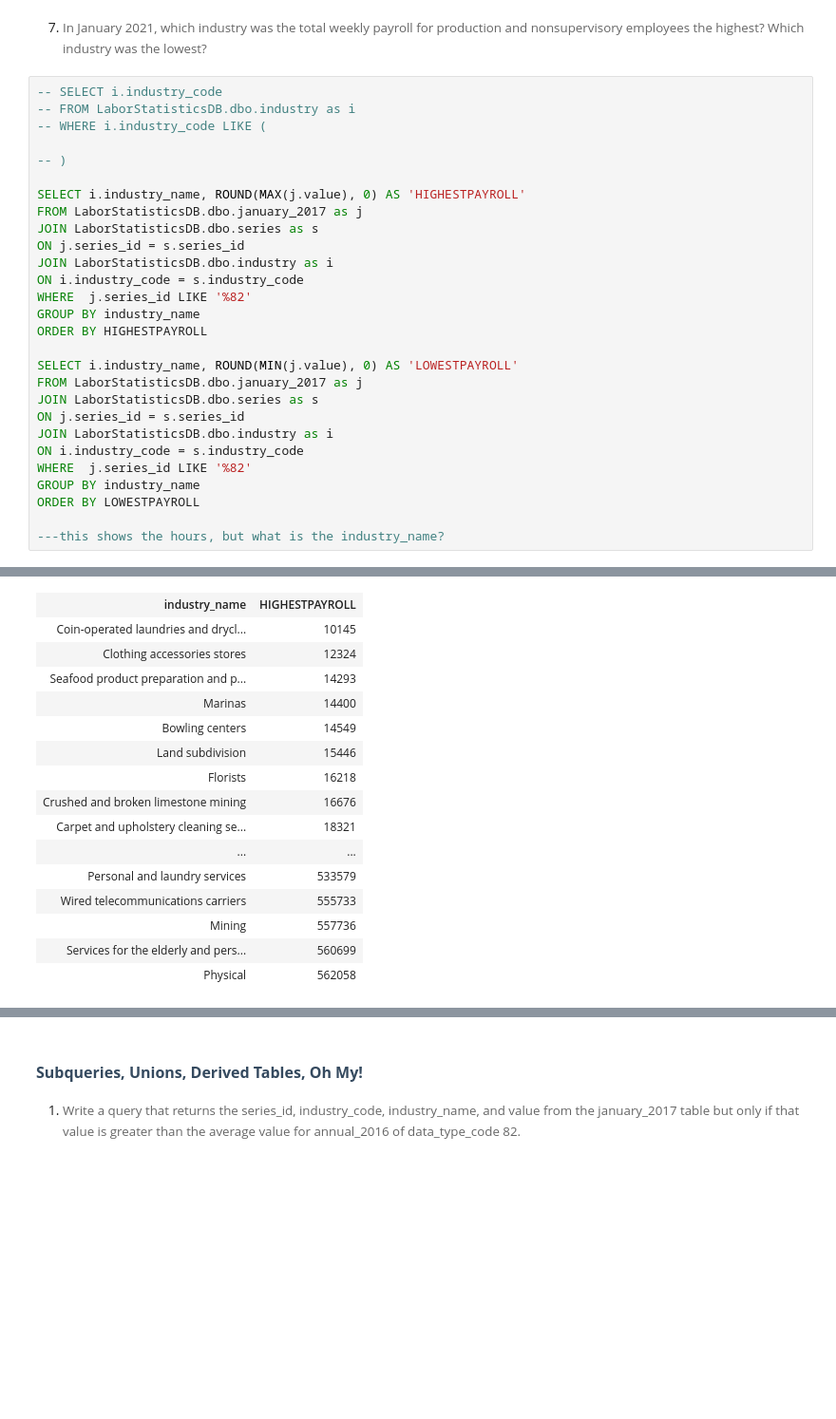
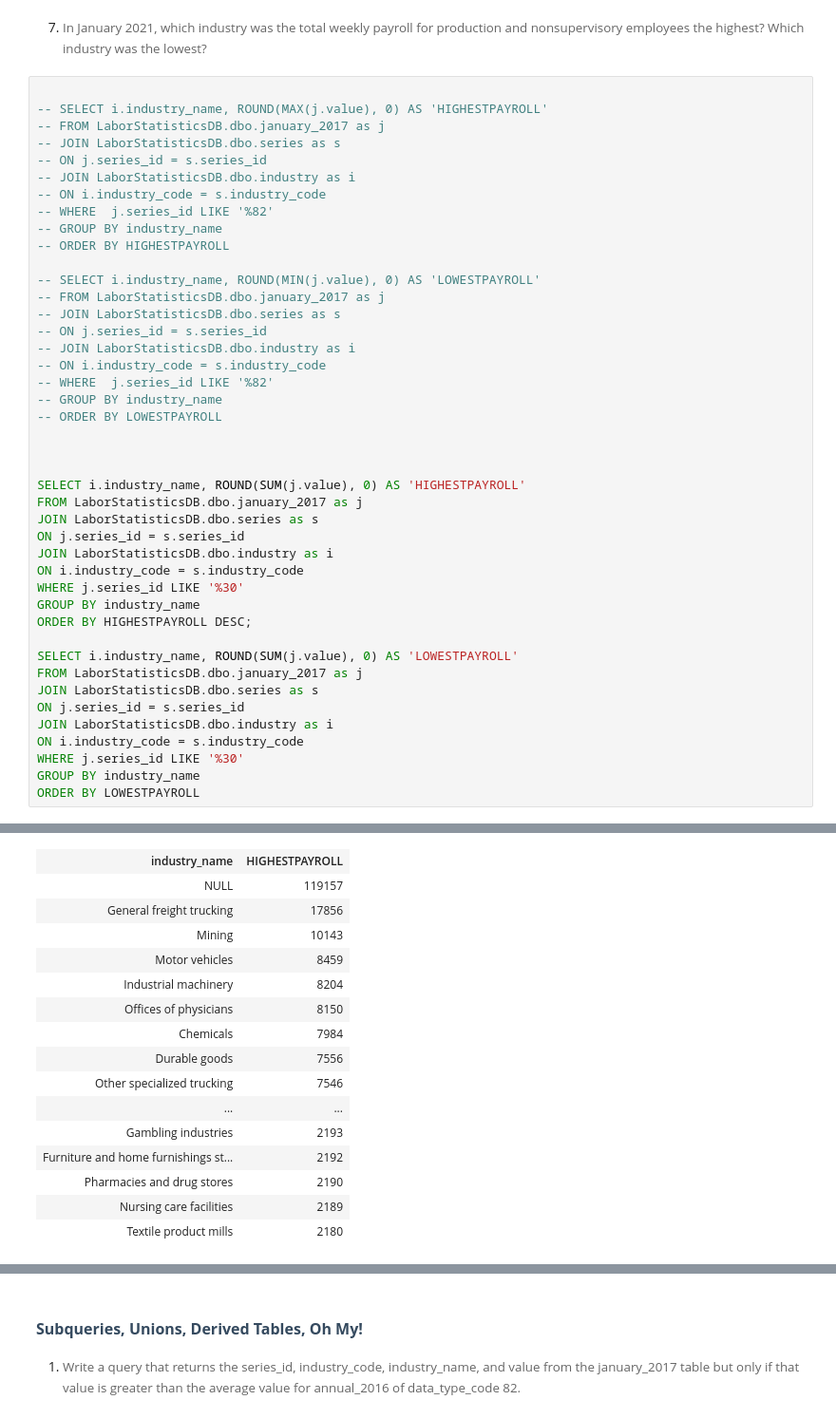
Before and after one commit to ashhsing/Assignment3_9to5, a Jupyter notebook: 9to5.ipynb, the cells around one changed output, grey strips where cells are left out. Shown at 95% size. Saved outputs shown, nothing was run; the diff lists cells and outputs as text; blank space fills up the shorter version.

```diff
--- a/9to5.ipynb
+++ b/9to5.ipynb
@@ -312,33 +312,48 @@ Total execution time: 00:00:00.292
 # %% [markdown]
 7. <span style="background-color: rgb(255, 255, 255); font-size: 10pt; white-space: pre-wrap; color: rgb(102, 102, 102); font-family: Arvo, serif;">In January 2021, which industry was the total weekly payroll for production and nonsupervisory employees the highest? Which industry was the lowest?</span>
 # %%
--- SELECT i.industry_code
--- FROM LaborStatisticsDB.dbo.industry as i
--- WHERE i.industry_code LIKE (
 
--- )
+-- SELECT i.industry_name, ROUND(MAX(j.value), 0) AS 'HIGHESTPAYROLL'
+-- FROM LaborStatisticsDB.dbo.january_2017 as j
+-- JOIN LaborStatisticsDB.dbo.series as s
+-- ON j.series_id = s.series_id
+-- JOIN LaborStatisticsDB.dbo.industry as i
+-- ON i.industry_code = s.industry_code
+-- WHERE  j.series_id LIKE '%82'
+-- GROUP BY industry_name
+-- ORDER BY HIGHESTPAYROLL
 
-SELECT i.industry_name, ROUND(MAX(j.value), 0) AS 'HIGHESTPAYROLL'
+-- SELECT i.industry_name, ROUND(MIN(j.value), 0) AS 'LOWESTPAYROLL'
+-- FROM LaborStatisticsDB.dbo.january_2017 as j
+-- JOIN LaborStatisticsDB.dbo.series as s
+-- ON j.series_id = s.series_id
+-- JOIN LaborStatisticsDB.dbo.industry as i
+-- ON i.industry_code = s.industry_code
+-- WHERE  j.series_id LIKE '%82'
+-- GROUP BY industry_name
+-- ORDER BY LOWESTPAYROLL
+
+
+
+SELECT i.industry_name, ROUND(SUM(j.value), 0) AS 'HIGHESTPAYROLL'
 FROM LaborStatisticsDB.dbo.january_2017 as j
 JOIN LaborStatisticsDB.dbo.series as s
 ON j.series_id = s.series_id
 JOIN LaborStatisticsDB.dbo.industry as i
 ON i.industry_code = s.industry_code
-WHERE  j.series_id LIKE '%82'
+WHERE j.series_id LIKE '%30'
 GROUP BY industry_name
-ORDER BY HIGHESTPAYROLL
+ORDER BY HIGHESTPAYROLL DESC;
 
-SELECT i.industry_name, ROUND(MIN(j.value), 0) AS 'LOWESTPAYROLL'
+SELECT i.industry_name, ROUND(SUM(j.value), 0) AS 'LOWESTPAYROLL'
 FROM LaborStatisticsDB.dbo.january_2017 as j
 JOIN LaborStatisticsDB.dbo.series as s
 ON j.series_id = s.series_id
 JOIN LaborStatisticsDB.dbo.industry as i
 ON i.industry_code = s.industry_code
-WHERE  j.series_id LIKE '%82'
+WHERE j.series_id LIKE '%30'
 GROUP BY industry_name
 ORDER BY LOWESTPAYROLL
-
----this shows the hours, but what is the industry_name?
 # %% [output]
 (501 rows affected)
 (501 rows affected)
@@ -346,17 +361,17 @@ Total execution time: 00:00:00.290
 | industry_name | HIGHESTPAYROLL |
-| Coin-operated laundries and drycl... | 10145 |
-| Clothing accessories stores | 12324 |
-| Seafood product preparation and p... | 14293 |
-| Marinas | 14400 |
-| Bowling centers | 14549 |
-| Land subdivision | 15446 |
-| Florists | 16218 |
-| Crushed and broken limestone mining | 16676 |
-| Carpet and upholstery cleaning se... | 18321 |
+| NULL | 119157 |
+| General freight trucking | 17856 |
+| Mining | 10143 |
+| Motor vehicles | 8459 |
+| Industrial machinery | 8204 |
+| Offices of physicians | 8150 |
+| Chemicals | 7984 |
+| Durable goods | 7556 |
+| Other specialized trucking | 7546 |
 | ... | ... |
-| Personal and laundry services | 533579 |
-| Wired telecommunications carriers | 555733 |
-| Mining | 557736 |
-| Services for the elderly and pers... | 560699 |
-| Physical | 562058 |
+| Gambling industries | 2193 |
+| Furniture and home furnishings st... | 2192 |
+| Pharmacies and drug stores | 2190 |
+| Nursing care facilities | 2189 |
+| Textile product mills | 2180 |
 | industry_name | LOWESTPAYROLL |
```
Also changed, not shown: parts of 5 cells of this notebook.
